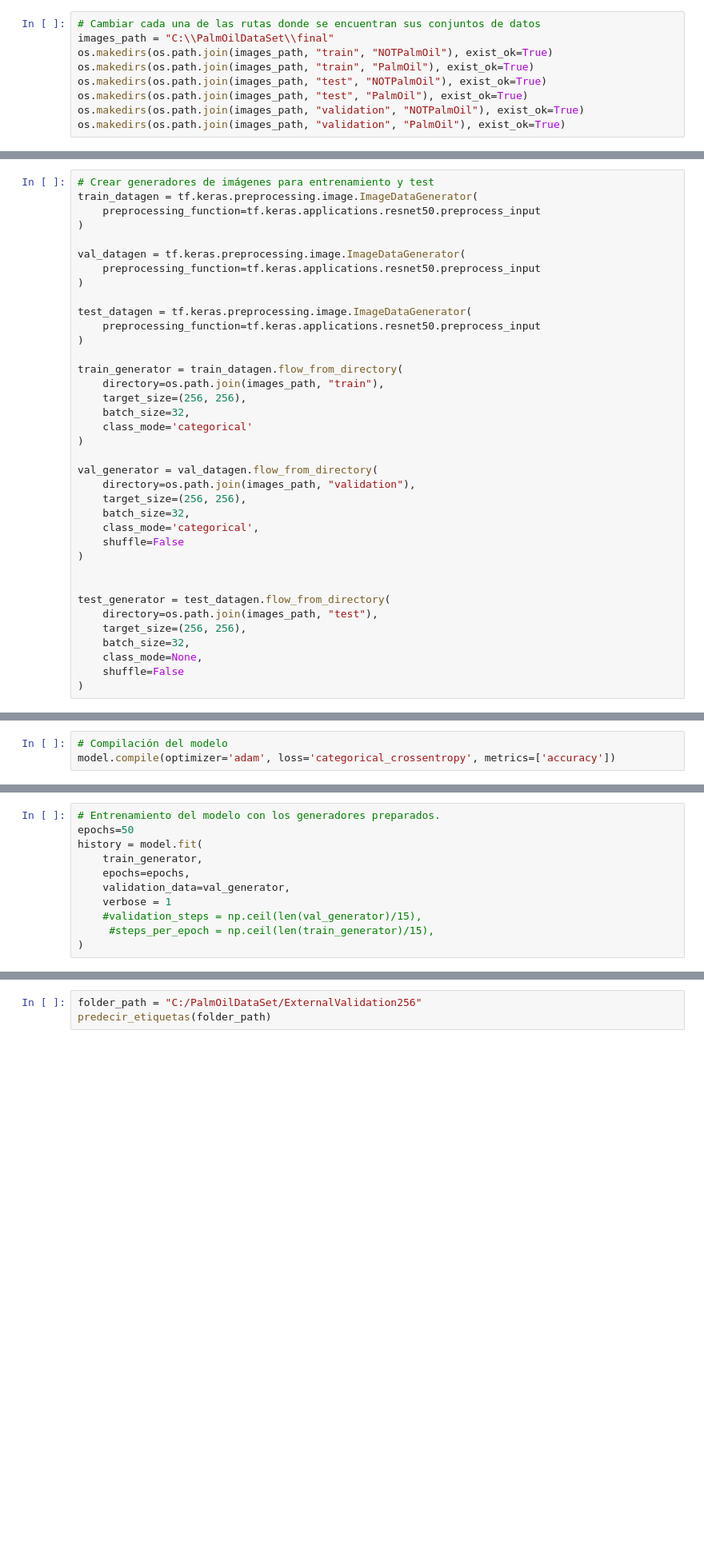
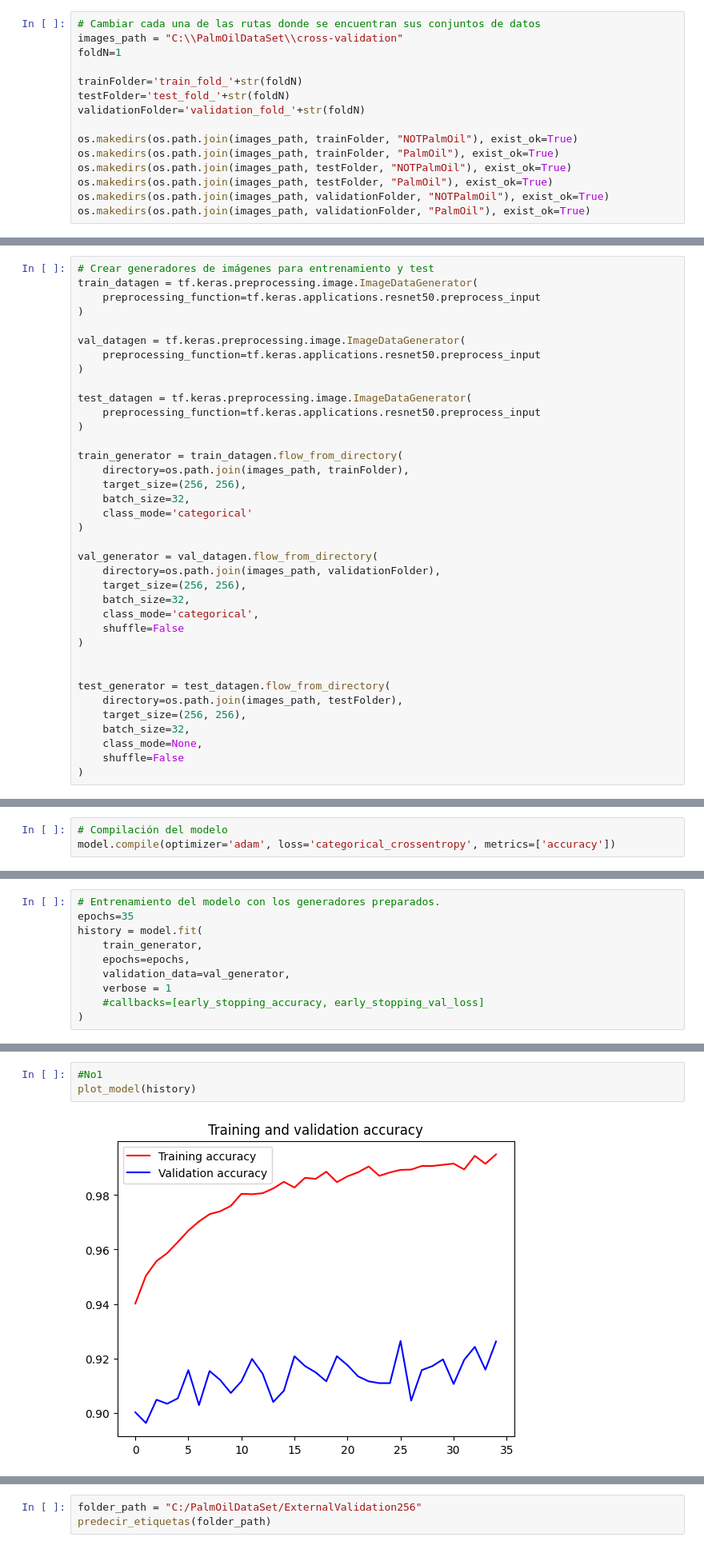
Before and after one commit to jcarvajalri/PalmOil_CNN_UNAL, a Jupyter notebook: Local/CNN_RestNet50_PalmOil.ipynb, the cells around one changed output, grey strips where cells are left out. Shown at 80% size. Saved outputs shown, nothing was run; the diff lists cells and outputs as text; blank space fills up the shorter version.

Commit message:
Cross validation and Results

```diff
--- a/Local/CNN_RestNet50_PalmOil.ipynb
+++ b/Local/CNN_RestNet50_PalmOil.ipynb
@@ -67,13 +67,19 @@ import matplotlib.pyplot as plt
 ### 2. Lectura y organización de archivos en dos clases (PalmOil y NOTPalmOils), y en dos subconjuntos (Entrenamiento y Test)
 # %%
 # Cambiar cada una de las rutas donde se encuentran sus conjuntos de datos
-images_path = "C:\\PalmOilDataSet\\final"
-os.makedirs(os.path.join(images_path, "train", "NOTPalmOil"), exist_ok=True)
-os.makedirs(os.path.join(images_path, "train", "PalmOil"), exist_ok=True)
-os.makedirs(os.path.join(images_path, "test", "NOTPalmOil"), exist_ok=True)
-os.makedirs(os.path.join(images_path, "test", "PalmOil"), exist_ok=True)
-os.makedirs(os.path.join(images_path, "validation", "NOTPalmOil"), exist_ok=True)
-os.makedirs(os.path.join(images_path, "validation", "PalmOil"), exist_ok=True)
+images_path = "C:\\PalmOilDataSet\\cross-validation"
+foldN=1
+
+trainFolder='train_fold_'+str(foldN)
+testFolder='test_fold_'+str(foldN)
+validationFolder='validation_fold_'+str(foldN)
+
+os.makedirs(os.path.join(images_path, trainFolder, "NOTPalmOil"), exist_ok=True)
+os.makedirs(os.path.join(images_path, trainFolder, "PalmOil"), exist_ok=True)
+os.makedirs(os.path.join(images_path, testFolder, "NOTPalmOil"), exist_ok=True)
+os.makedirs(os.path.join(images_path, testFolder, "PalmOil"), exist_ok=True)
+os.makedirs(os.path.join(images_path, validationFolder, "NOTPalmOil"), exist_ok=True)
+os.makedirs(os.path.join(images_path, validationFolder, "PalmOil"), exist_ok=True)
 # %% [markdown]
 ### 3. Preparación de los datos
 
@@ -95,14 +105,14 @@ test_datagen = tf.keras.preprocessing.image.ImageDataGenerator(
 )
 
 train_generator = train_datagen.flow_from_directory(
-    directory=os.path.join(images_path, "train"),
+    directory=os.path.join(images_path, trainFolder),
     target_size=(256, 256),
     batch_size=32,
     class_mode='categorical'
 )
 
 val_generator = val_datagen.flow_from_directory(
-    directory=os.path.join(images_path, "validation"),
+    directory=os.path.join(images_path, validationFolder),
     target_size=(256, 256),
     batch_size=32,
     class_mode='categorical',
@@ -111,7 +121,7 @@ val_generator = val_datagen.flow_from_directory(
 
 
 test_generator = test_datagen.flow_from_directory(
-    directory=os.path.join(images_path, "test"),
+    directory=os.path.join(images_path, testFolder),
     target_size=(256, 256),
     batch_size=32,
     class_mode=None,
@@ -177,12 +193,11 @@ early_stopping = EarlyStopping(monitor='accuracy', min_delta=0, patience=3, verb
 # %%
 # Entrenamiento del modelo con los generadores preparados.
-epochs=50
+epochs=35
 history = model.fit(
     train_generator,
     epochs=epochs,
     validation_data=val_generator,
     verbose = 1
-    #validation_steps = np.ceil(len(val_generator)/15),
-     #steps_per_epoch = np.ceil(len(train_generator)/15),
+    #callbacks=[early_stopping_accuracy, early_stopping_val_loss]
 )
 # %% [output]
@@ -258,3 +273,8 @@ plot_model(history)
 # %% [output]
 [figure]
 [figure]
+# %%
+#No1
+plot_model(history)
+# %% [output]
+[figure, added]
```
Also changed, not shown: parts of 19 cells of this notebook, 1 other file.
